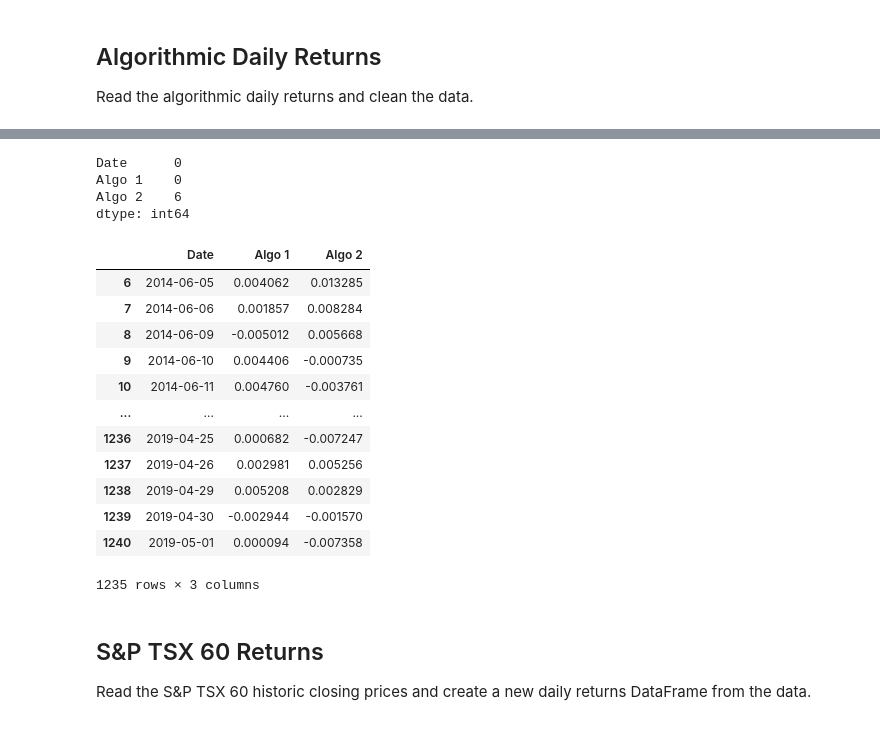
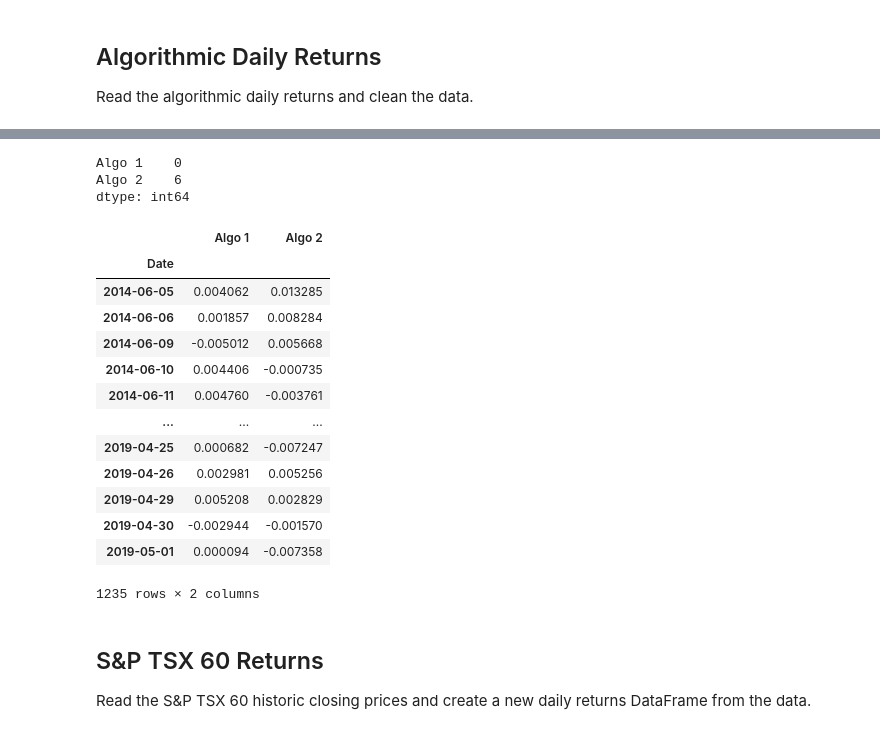
Before and after one commit to emilyblackstein/Module_4_Challenge, a Jupyter notebook: Starter_Code/whale_analysis.ipynb, the cells around one changed output, grey strips where cells are left out. Cells and saved outputs as stored; diff of their text form; code cells hidden in the pictures.

```diff
--- a/Starter_Code/whale_analysis.ipynb
+++ b/Starter_Code/whale_analysis.ipynb
@@ -88,9 +80,8 @@ whale_df.dropna()
 Read the algorithmic daily returns and clean the data.
 # %%
 # Reading algorithmic returns
-algo_csv = ("./Resources/algo_returns.csv")
-algo_df = pd.read_csv(algo_csv)
-algo_df.head(10)
-algo_df["Date"] = pd.to_datetime(algo_df["Date"],infer_datetime_format=True)
-algo_df
+algo_returns_csv = ("./Resources/algo_returns.csv")
+algo_returns = pd.read_csv(algo_returns_csv,index_col="Date", infer_datetime_format=True, parse_dates=True)
+algo_returns = algo_returns.sort_index()
+algo_returns.head()
 # %% [output]
@@ -110,28 +95,28 @@ algo_df
 # %%
 # Count nulls
-algo_df.isnull().sum()
+algo_returns.isnull().sum()
 # %% [output]
-Date      0
 Algo 1    0
 Algo 2    6
 dtype: int64
 # %%
 # Drop nulls
-algo_df.dropna()
+algo_returns.dropna()
 # %% [output]
-|  | Date | Algo 1 | Algo 2 |
-| 6 | 2014-06-05 | 0.004062 | 0.013285 |
-| 7 | 2014-06-06 | 0.001857 | 0.008284 |
-| 8 | 2014-06-09 | -0.005012 | 0.005668 |
-| 9 | 2014-06-10 | 0.004406 | -0.000735 |
-| 10 | 2014-06-11 | 0.004760 | -0.003761 |
-| ... | ... | ... | ... |
-| 1236 | 2019-04-25 | 0.000682 | -0.007247 |
-| 1237 | 2019-04-26 | 0.002981 | 0.005256 |
-| 1238 | 2019-04-29 | 0.005208 | 0.002829 |
-| 1239 | 2019-04-30 | -0.002944 | -0.001570 |
-| 1240 | 2019-05-01 | 0.000094 | -0.007358 |
+|  | Algo 1 | Algo 2 |
+| Date |  |  |
+| 2014-06-05 | 0.004062 | 0.013285 |
+| 2014-06-06 | 0.001857 | 0.008284 |
+| 2014-06-09 | -0.005012 | 0.005668 |
+| 2014-06-10 | 0.004406 | -0.000735 |
+| 2014-06-11 | 0.004760 | -0.003761 |
+| ... | ... | ... |
+| 2019-04-25 | 0.000682 | -0.007247 |
+| 2019-04-26 | 0.002981 | 0.005256 |
+| 2019-04-29 | 0.005208 | 0.002829 |
+| 2019-04-30 | -0.002944 | -0.001570 |
+| 2019-05-01 | 0.000094 | -0.007358 |
-1235 rows × 3 columns
+1235 rows × 2 columns
 # %% [markdown]
 ## S&P TSX 60 Returns
 
```
Also changed, not shown: parts of 11 cells of this notebook.
